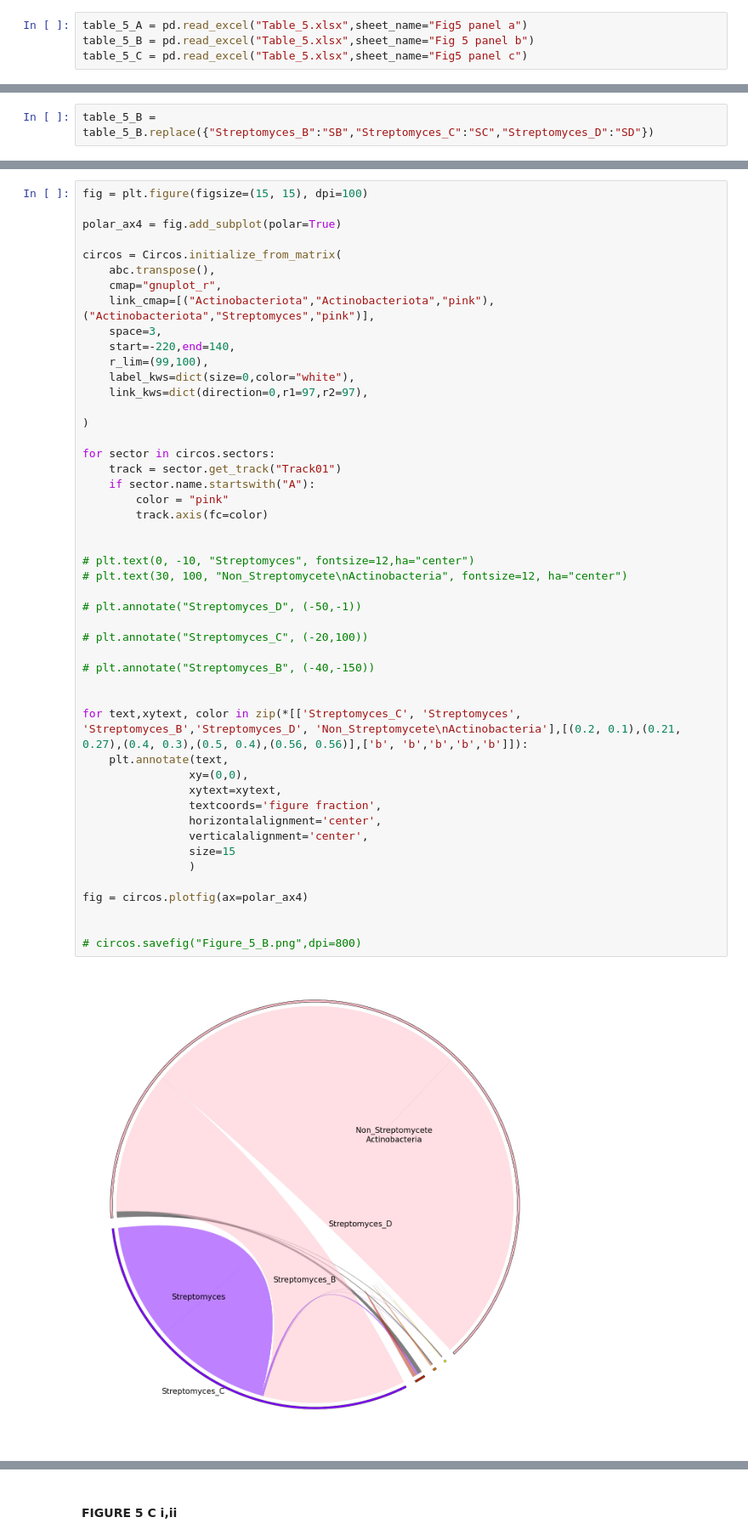
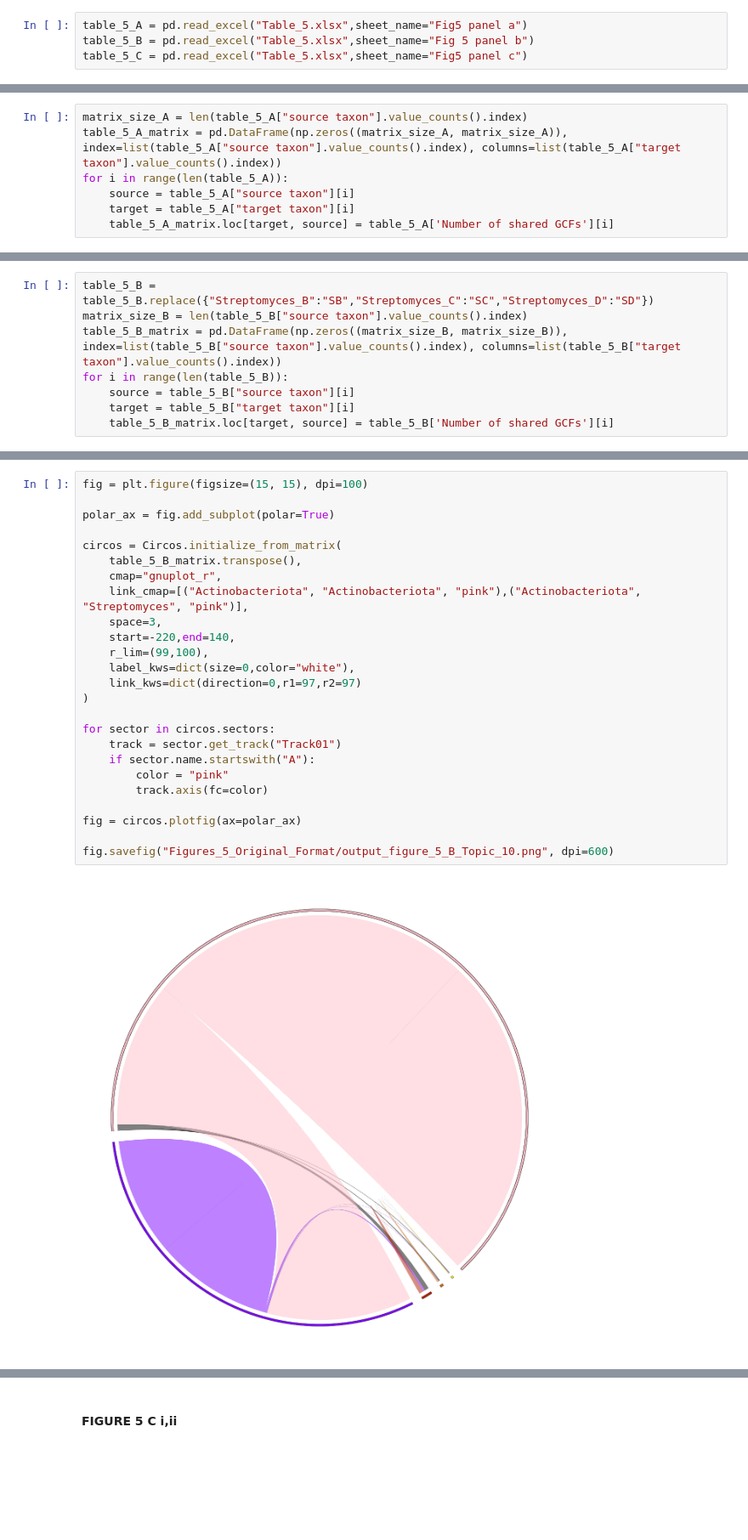
Before and after one commit to SinaBerkGolech/Metabolomics_Seminar_Topic_10, a Jupyter notebook: Figure_5/Figure_5.ipynb, the cells around one changed output, grey strips where cells are left out. Shown at 85% size. Drawn from its saved outputs; the diff is of its cells as text; blank space fills up the shorter version.

```diff
--- a/Figure_5/Figure_5.ipynb
+++ b/Figure_5/Figure_5.ipynb
@@ -29,0 +19,7 @@ new_table_5_C = pd.concat((table_5_C_1, table_5_C_2))
+# %%
+matrix_size_A = len(table_5_A["source taxon"].value_counts().index)
+table_5_A_matrix = pd.DataFrame(np.zeros((matrix_size_A, matrix_size_A)),  index=list(table_5_A["source taxon"].value_counts().index), columns=list(table_5_A["target taxon"].value_counts().index))
+for i in range(len(table_5_A)):
+    source = table_5_A["source taxon"][i]
+    target = table_5_A["target taxon"][i]
+    table_5_A_matrix.loc[target, source] = table_5_A['Number of shared GCFs'][i]
@@ -30,2 +28,8 @@ new_table_5_C = pd.concat((table_5_C_1, table_5_C_2))
 # %%
 table_5_B = table_5_B.replace({"Streptomyces_B":"SB","Streptomyces_C":"SC","Streptomyces_D":"SD"})
+matrix_size_B = len(table_5_B["source taxon"].value_counts().index)
+table_5_B_matrix = pd.DataFrame(np.zeros((matrix_size_B, matrix_size_B)),  index=list(table_5_B["source taxon"].value_counts().index), columns=list(table_5_B["target taxon"].value_counts().index))
+for i in range(len(table_5_B)):
+    source = table_5_B["source taxon"][i]
+    target = table_5_B["target taxon"][i]
+    table_5_B_matrix.loc[target, source] = table_5_B['Number of shared GCFs'][i]
@@ -181,51 +85,28 @@ abc.transpose()
 # %%
 fig = plt.figure(figsize=(15, 15), dpi=100)
 
-polar_ax4 = fig.add_subplot(polar=True)
+polar_ax = fig.add_subplot(polar=True)
 
 circos = Circos.initialize_from_matrix(
-    abc.transpose(),
+    table_5_B_matrix.transpose(),
     cmap="gnuplot_r",
-    link_cmap=[("Actinobacteriota","Actinobacteriota","pink"),("Actinobacteriota","Streptomyces","pink")],
+    link_cmap=[("Actinobacteriota", "Actinobacteriota", "pink"),("Actinobacteriota", "Streptomyces", "pink")],
     space=3,
     start=-220,end=140,
     r_lim=(99,100),
     label_kws=dict(size=0,color="white"),
-    link_kws=dict(direction=0,r1=97,r2=97),
-
+    link_kws=dict(direction=0,r1=97,r2=97)
 )
 
 for sector in circos.sectors:
     track = sector.get_track("Track01")
     if sector.name.startswith("A"):
         color = "pink"
         track.axis(fc=color)
 
+fig = circos.plotfig(ax=polar_ax)
 
-# plt.text(0, -10, "Streptomyces", fontsize=12,ha="center")
-# plt.text(30, 100, "Non_Streptomycete\nActinobacteria", fontsize=12, ha="center")
-
-# plt.annotate("Streptomyces_D", (-50,-1))
-
-# plt.annotate("Streptomyces_C", (-20,100))
-
-# plt.annotate("Streptomyces_B", (-40,-150))
-
-
-for text,xytext, color in zip(*[['Streptomyces_C', 'Streptomyces', 'Streptomyces_B','Streptomyces_D', 'Non_Streptomycete\nActinobacteria'],[(0.2, 0.1),(0.21, 0.27),(0.4, 0.3),(0.5, 0.4),(0.56, 0.56)],['b', 'b','b','b','b']]):
-    plt.annotate(text,
-                xy=(0,0),
-                xytext=xytext,
-                textcoords='figure fraction',
-                horizontalalignment='center',
-                verticalalignment='center',
-                size=15
-                )
-
-fig = circos.plotfig(ax=polar_ax4)
-
-
-# circos.savefig("Figure_5_B.png",dpi=800)
+fig.savefig("Figures_5_Original_Format/output_figure_5_B_Topic_10.png", dpi=600)
 # %% [output]
-[figure, old version]
+[figure, new version]
 # %%
```
Also changed, not shown: parts of 34 cells of this notebook, 19 other files.
